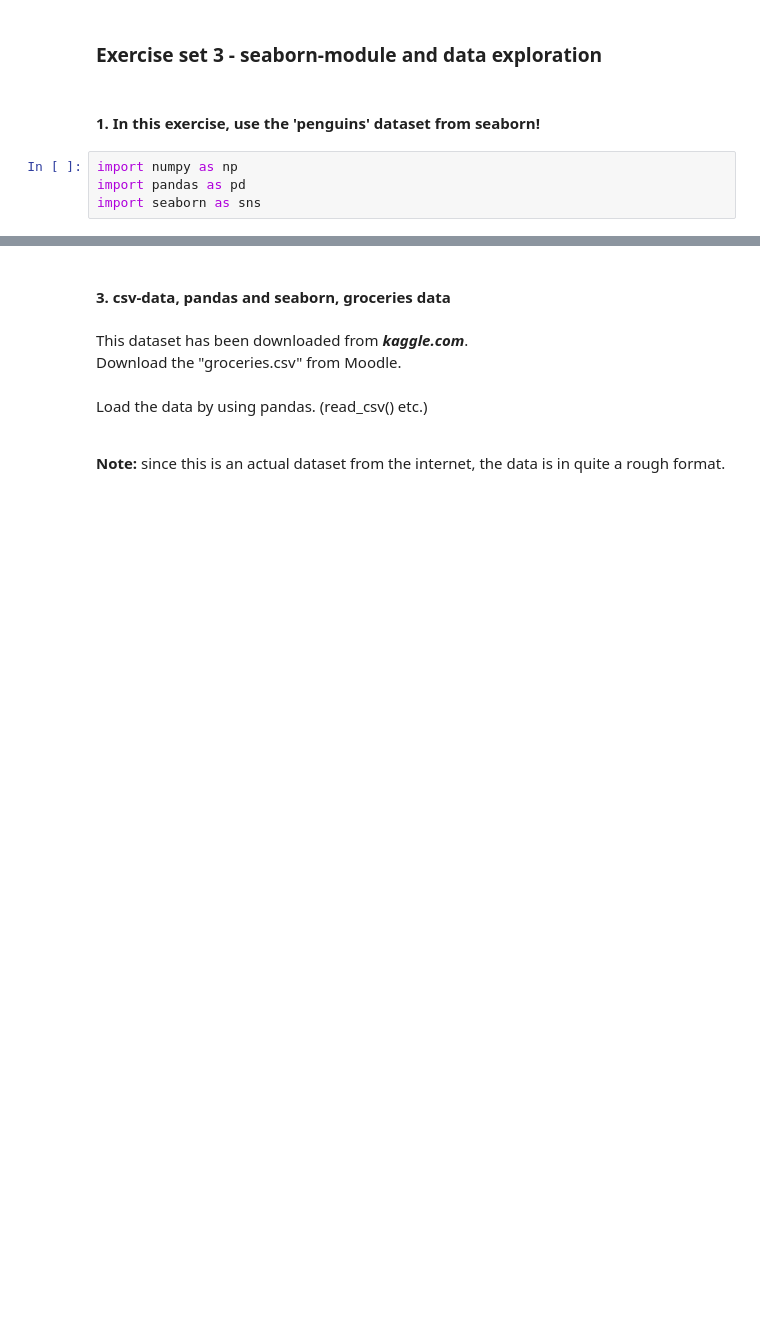
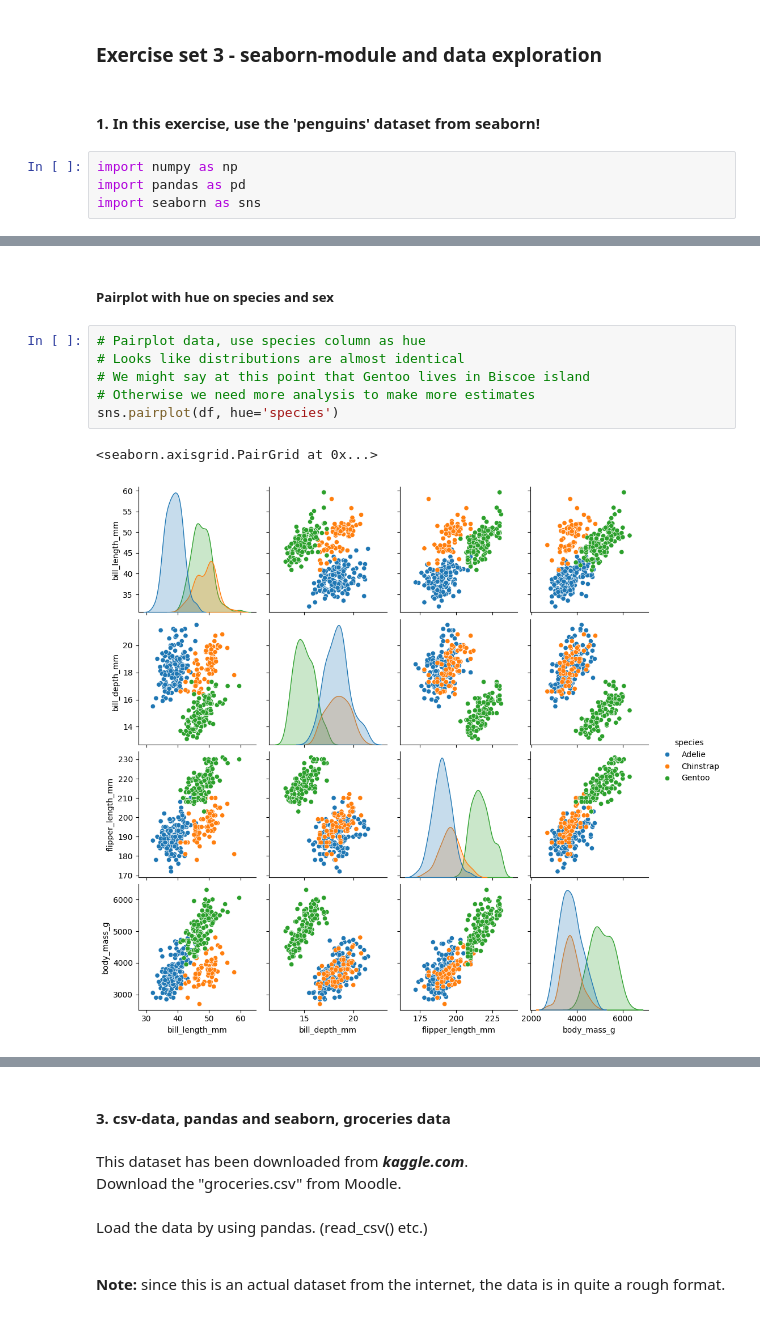
Before and after one commit to jtsillan/DataAnalytics, a Jupyter notebook: exercise_set_3/exercise_set_3.ipynb, the cells around one changed output, grey strips where cells are left out. Drawn from its saved outputs; the diff is of its cells as text; blank space fills up the shorter version.

```diff
--- a/exercise_set_3/exercise_set_3.ipynb
+++ b/exercise_set_3/exercise_set_3.ipynb
@@ -166,0 +123,11 @@ bigger or lower consumption?</li>
+# %% [markdown]
+##### Pairplot with hue on species and sex
+# %%
+# Pairplot data, use species column as hue
+# Looks like distributions are almost identical
+# We might say at this point that Gentoo lives in Biscoe island
+# Otherwise we need more analysis to make more estimates
+sns.pairplot(df, hue='species')
+# %% [output]
+<seaborn.axisgrid.PairGrid at 0x...>
+[figure, added]
```
Also changed, not shown: parts of 69 cells of this notebook.
